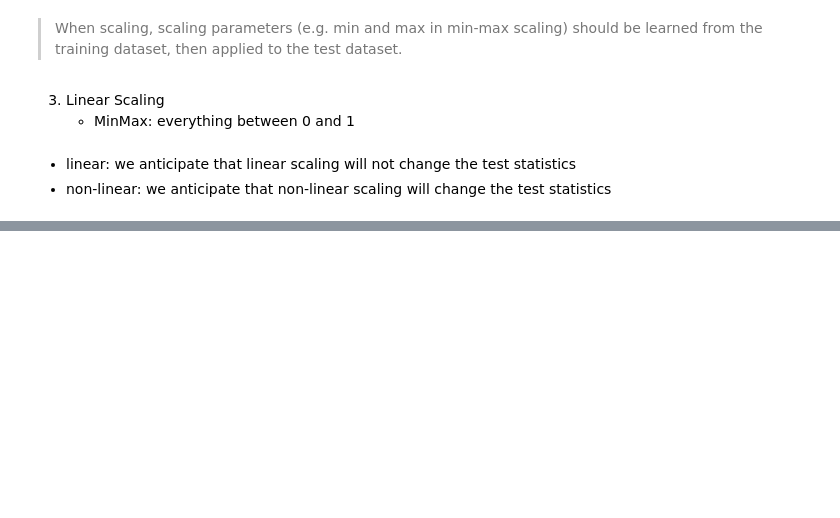
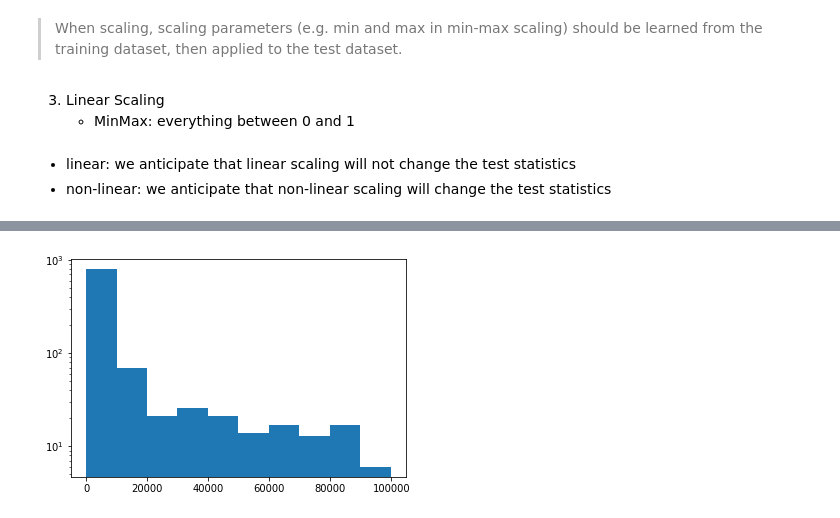
Before and after one commit to aleclhartman/ds-methodologies-exercises, a Jupyter notebook: regression/scaling-lesson.ipynb, the cells around one changed output, grey strips where cells are left out. Drawn from its saved outputs; the diff is of its cells as text; code cells hidden in the pictures; blank space fills up the shorter version.

```diff
--- a/regression/scaling-lesson.ipynb
+++ b/regression/scaling-lesson.ipynb
@@ -180,0 +213,5 @@ dtype: float64
+# %%
+plt.hist(x)
+plt.yscale("log")
+# %% [output]
+[figure, added]
```
Also changed, not shown: parts of 30 cells of this notebook.
